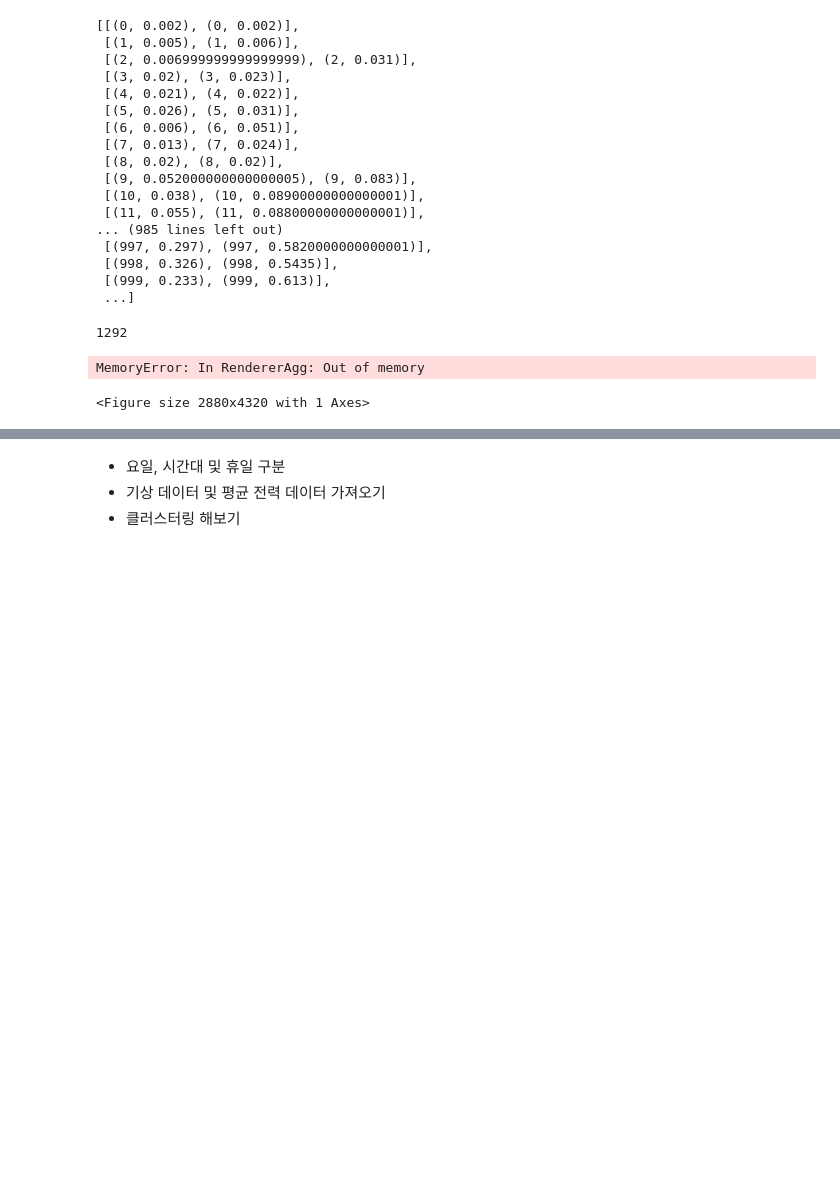
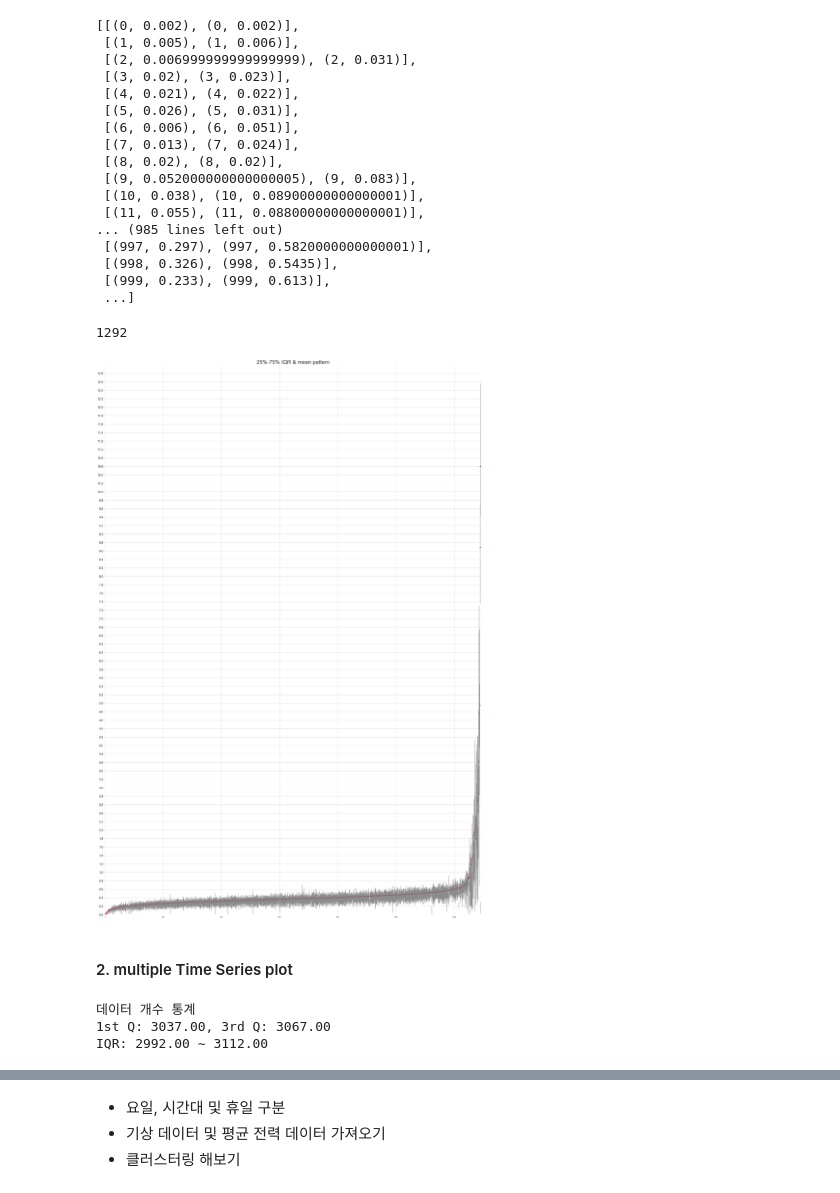
Before and after one commit to yagippi27/DACON_CONTEST_2019, a Jupyter notebook: sp01.ipynb, the cells around one changed output, grey strips where cells are left out. Cells and saved outputs as stored; diff of their text form; code cells hidden in the pictures; blank space fills up the shorter version.

```diff
--- a/sp01.ipynb
+++ b/sp01.ipynb
@@ -175,17 +179,31 @@ len(lines)
 # %%
 from matplotlib.collections import  LineCollection
 
 fig, ax = plt.subplots(figsize=(40,60))
 
 plt.scatter(minmax_train['mID'], minmax_train['mean'], c="r",s=50)
 
 lc = LineCollection(lines, colors=['grey'])
 ax.set_xlim(0, 1292)
 ax.set_ylim(0,13)
 ax.add_collection(lc)
 plt.yticks(np.arange(0, 13, step=0.2),fontsize=18)
-plt.title("25%-75% IQR & mean pattern", fontsize=20)
+plt.title("25%-75% IQR & mean pattern", fontsize=32)
 plt.show()
 # %% [output]
-MemoryError: In RendererAgg: Out of memory
-<Figure size 2880x4320 with 1 Axes>
+[figure, added]
+# %% [markdown]
+#### 2. multiple Time Series plot
+# %%
+countsorted = pd.DataFrame(stats.T.get("count")).sort_values(by="count")
+
+# IQR +- 1.5 IQR counts exclude
+stat_counts = countsorted.describe()
+first = stat_counts.loc["25%"]
+third = stat_counts.loc["75%"]
+print("데이터 개수 통계 \n1st Q: %.2f, 3rd Q: %.2f \nIQR: %.2f ~ %.2f"
+      %(first,third, first-1.5*(third-first), third+1.5*(third-first)))
+# %% [output]
+데이터 개수 통계
+1st Q: 3037.00, 3rd Q: 3067.00
+IQR: 2992.00 ~ 3112.00
```
Also changed, not shown: parts of 7 cells of this notebook, 2 other files.
